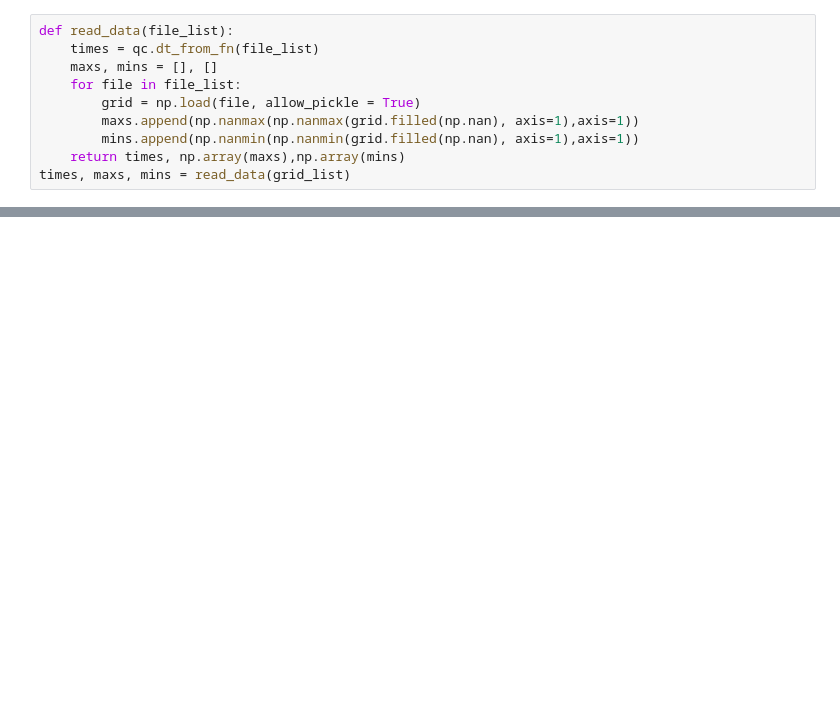
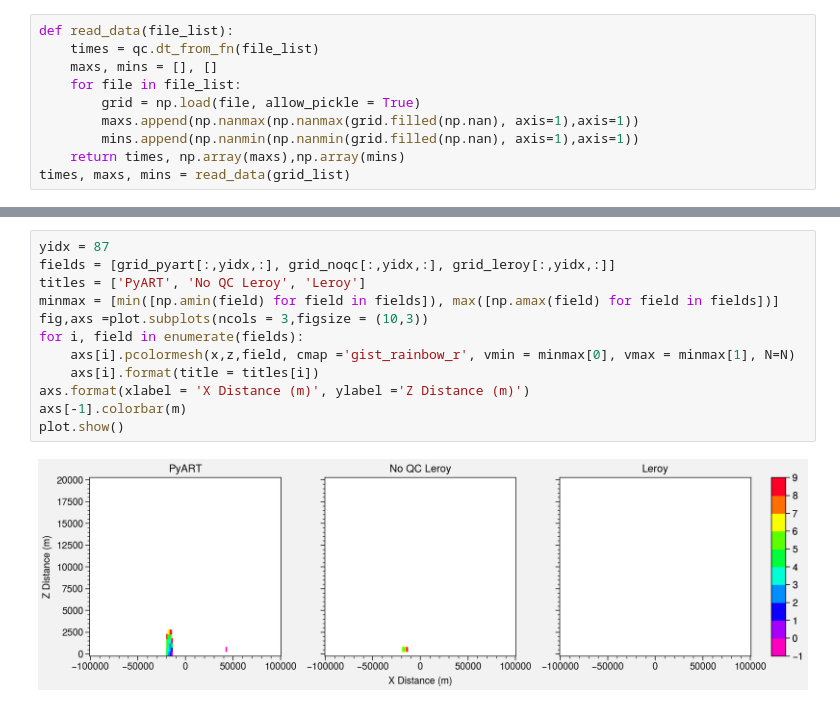
Before and after one commit to jordanbrook/leroi, a Jupyter notebook: CPOL_timeseries.ipynb, the cells around one changed output, grey strips where cells are left out. Saved outputs shown, nothing was run; the diff lists cells and outputs as text; blank space fills up the shorter version.

```diff
--- a/CPOL_timeseries.ipynb
+++ b/CPOL_timeseries.ipynb
@@ -119,0 +141,14 @@ axs.pcolormesh(grid[1,:,:], cmap ='gist_rainbow_r', vmin = vmin, vmax = vmax, N=
+# %%
+yidx = 87
+fields = [grid_pyart[:,yidx,:], grid_noqc[:,yidx,:], grid_leroy[:,yidx,:]]
+titles = ['PyART', 'No QC Leroy', 'Leroy']
+minmax = [min([np.amin(field) for field in fields]), max([np.amax(field) for field in fields])]
+fig,axs =plot.subplots(ncols = 3,figsize = (10,3))
+for i, field in enumerate(fields):
+    axs[i].pcolormesh(x,z,field, cmap ='gist_rainbow_r', vmin = minmax[0], vmax = minmax[1], N=N)
+    axs[i].format(title = titles[i])
+axs.format(xlabel = 'X Distance (m)', ylabel ='Z Distance (m)')
+axs[-1].colorbar(m)
+plot.show()
+# %% [output]
+[figure, added]
```
Also changed, not shown: parts of 11 cells of this notebook, 2 other files.
